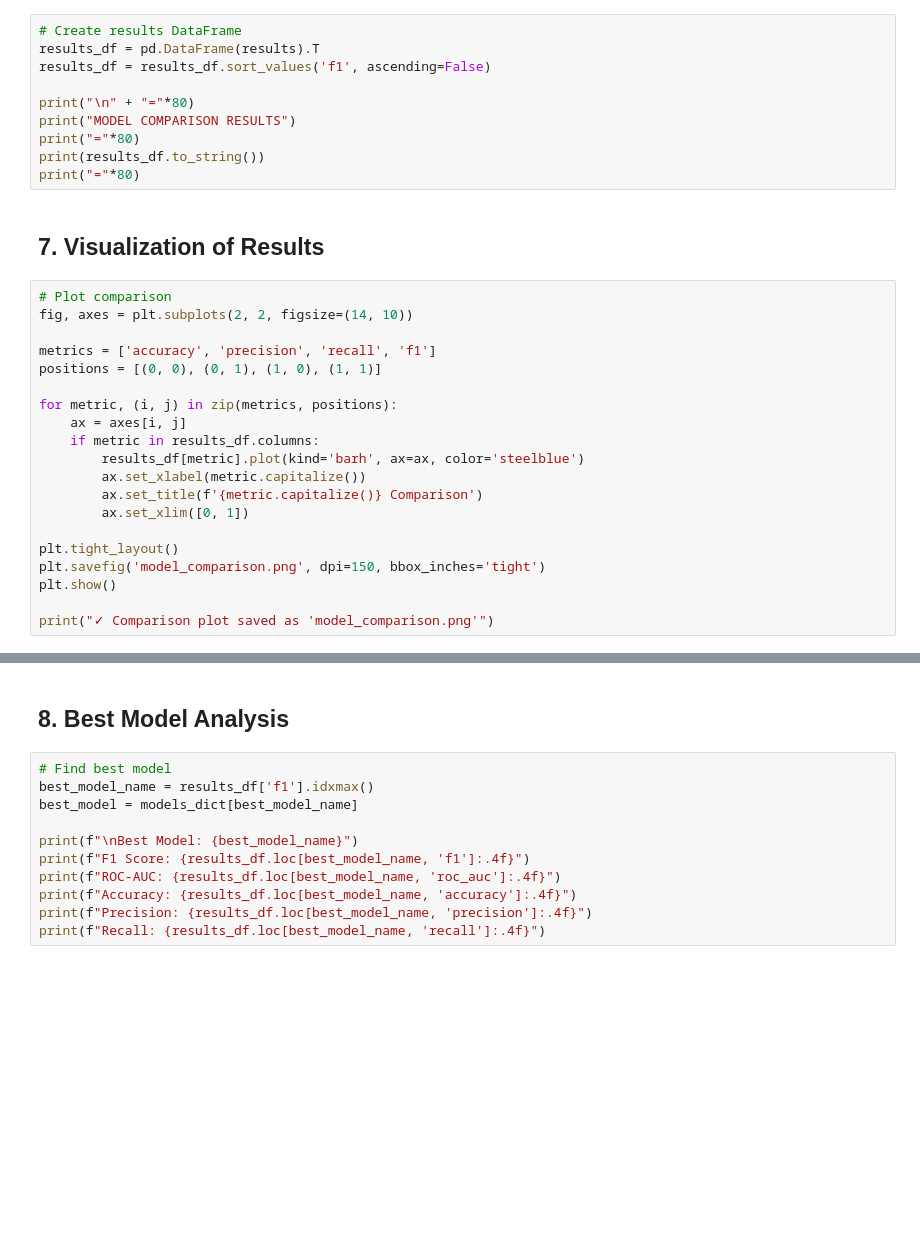
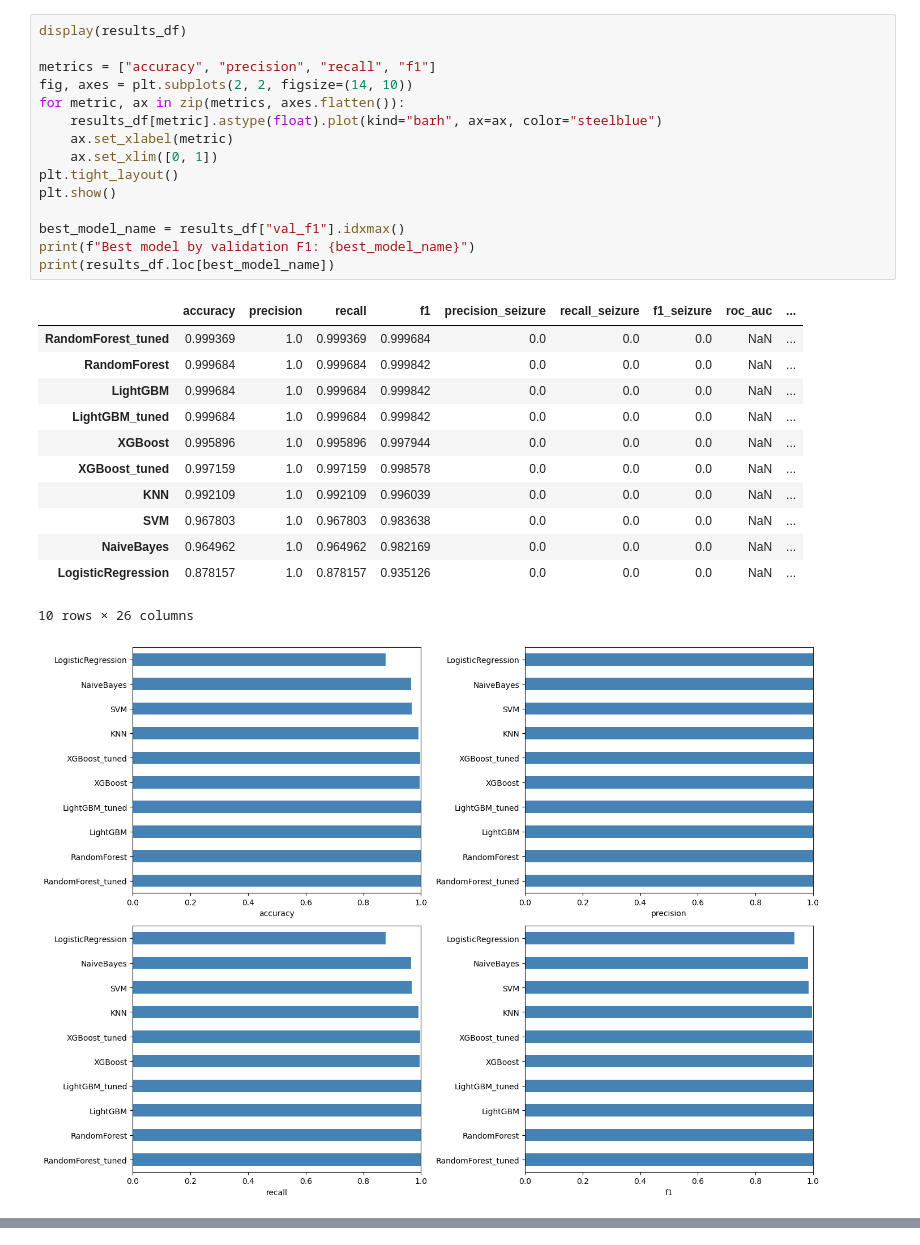
Before and after one commit to AlessiaBernacchia/EEG-epileptic-seizures-detection, a Jupyter notebook: notebooks/baseline_models/baseline_models.ipynb, the cells around one changed output, grey strips where cells are left out. Cells and saved outputs as stored; diff of their text form; blank space fills up the shorter version.

```diff
--- a/notebooks/baseline_models/baseline_models.ipynb
+++ b/notebooks/baseline_models/baseline_models.ipynb
@@ -238,32 +305,29 @@ for name, model in boosting_models:
-# %%
-# Create results DataFrame
-results_df = pd.DataFrame(results).T
-results_df = results_df.sort_values('f1', ascending=False)
-
-print("\n" + "="*80)
-print("MODEL COMPARISON RESULTS")
-print("="*80)
-print(results_df.to_string())
-print("="*80)
-# %% [markdown]
-## 7. Visualization of Results
 # %%
-# Plot comparison
+display(results_df)
+
+metrics = ["accuracy", "precision", "recall", "f1"]
 fig, axes = plt.subplots(2, 2, figsize=(14, 10))
-
-metrics = ['accuracy', 'precision', 'recall', 'f1']
-positions = [(0, 0), (0, 1), (1, 0), (1, 1)]
-
-for metric, (i, j) in zip(metrics, positions):
-    ax = axes[i, j]
-    if metric in results_df.columns:
-        results_df[metric].plot(kind='barh', ax=ax, color='steelblue')
-        ax.set_xlabel(metric.capitalize())
-        ax.set_title(f'{metric.capitalize()} Comparison')
-        ax.set_xlim([0, 1])
-
+for metric, ax in zip(metrics, axes.flatten()):
+    results_df[metric].astype(float).plot(kind="barh", ax=ax, color="steelblue")
+    ax.set_xlabel(metric)
+    ax.set_xlim([0, 1])
 plt.tight_layout()
-plt.savefig('model_comparison.png', dpi=150, bbox_inches='tight')
 plt.show()
 
-print("✓ Comparison plot saved as 'model_comparison.png'")
+best_model_name = results_df["val_f1"].idxmax()
+print(f"Best model by validation F1: {best_model_name}")
+print(results_df.loc[best_model_name])
+# %% [output]
+|  | accuracy | precision | recall | f1 | precision_seizure | recall_seizure | f1_seizure | roc_auc | ... |
+| RandomForest_tuned | 0.999369 | 1.0 | 0.999369 | 0.999684 | 0.0 | 0.0 | 0.0 | NaN | ... |
+| RandomForest | 0.999684 | 1.0 | 0.999684 | 0.999842 | 0.0 | 0.0 | 0.0 | NaN | ... |
+| LightGBM | 0.999684 | 1.0 | 0.999684 | 0.999842 | 0.0 | 0.0 | 0.0 | NaN | ... |
+| LightGBM_tuned | 0.999684 | 1.0 | 0.999684 | 0.999842 | 0.0 | 0.0 | 0.0 | NaN | ... |
+| XGBoost | 0.995896 | 1.0 | 0.995896 | 0.997944 | 0.0 | 0.0 | 0.0 | NaN | ... |
+| XGBoost_tuned | 0.997159 | 1.0 | 0.997159 | 0.998578 | 0.0 | 0.0 | 0.0 | NaN | ... |
+| KNN | 0.992109 | 1.0 | 0.992109 | 0.996039 | 0.0 | 0.0 | 0.0 | NaN | ... |
+| SVM | 0.967803 | 1.0 | 0.967803 | 0.983638 | 0.0 | 0.0 | 0.0 | NaN | ... |
+| NaiveBayes | 0.964962 | 1.0 | 0.964962 | 0.982169 | 0.0 | 0.0 | 0.0 | NaN | ... |
+| LogisticRegression | 0.878157 | 1.0 | 0.878157 | 0.935126 | 0.0 | 0.0 | 0.0 | NaN | ... |
+10 rows × 26 columns
+[figure, added]
@@ -270,13 +350,0 @@ print("✓ Comparison plot saved as 'model_comparison.png'")
-# %% [markdown]
-## 8. Best Model Analysis
-# %%
-# Find best model
-best_model_name = results_df['f1'].idxmax()
-best_model = models_dict[best_model_name]
-
-print(f"\nBest Model: {best_model_name}")
-print(f"F1 Score: {results_df.loc[best_model_name, 'f1']:.4f}")
-print(f"ROC-AUC: {results_df.loc[best_model_name, 'roc_auc']:.4f}")
-print(f"Accuracy: {results_df.loc[best_model_name, 'accuracy']:.4f}")
-print(f"Precision: {results_df.loc[best_model_name, 'precision']:.4f}")
-print(f"Recall: {results_df.loc[best_model_name, 'recall']:.4f}")
```
Also changed, not shown: parts of 24 cells of this notebook, 3 other files.
